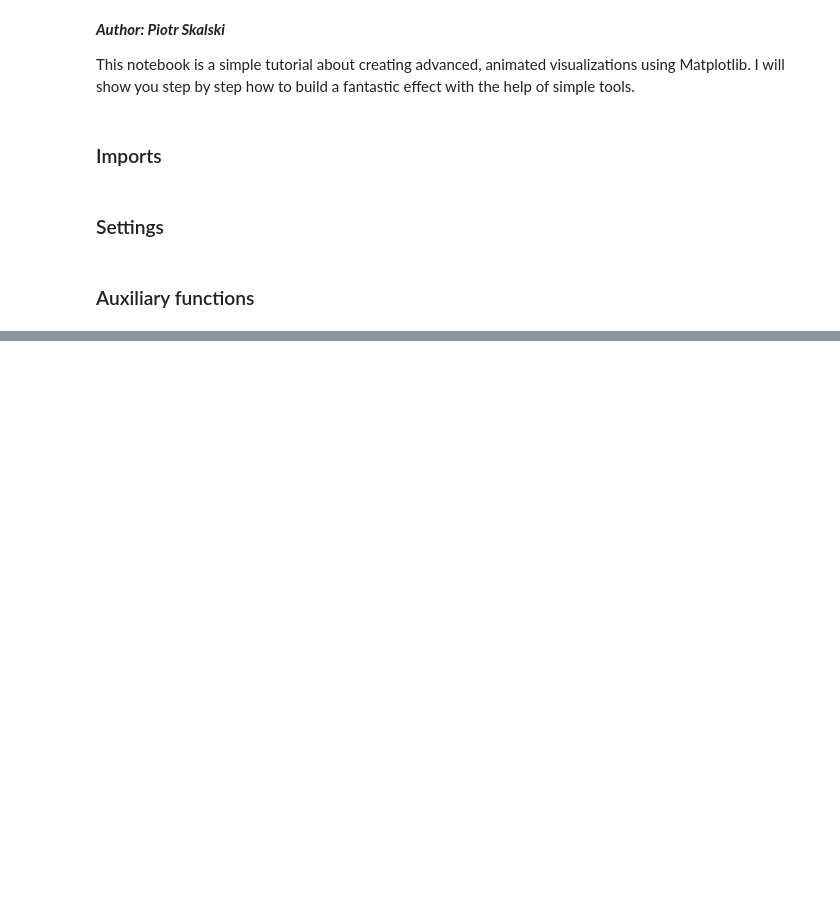
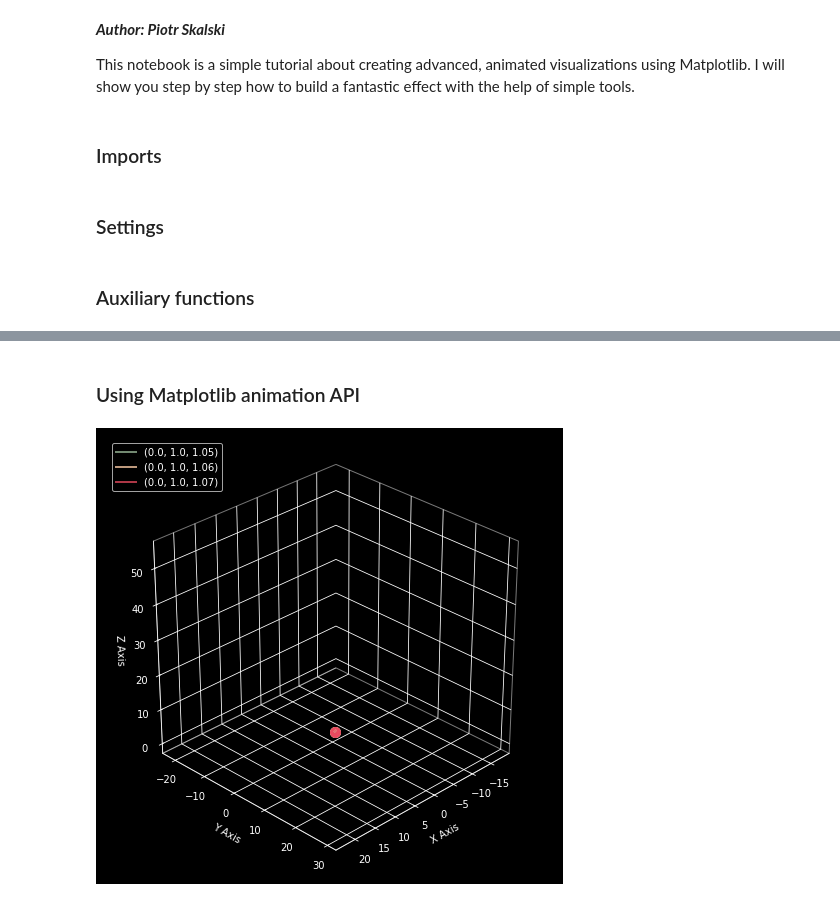
Before and after one commit to SkalskiP/ILearnDeepLearning.py, a Jupyter notebook: 03_animated_graphs/Advanced Visualisation of Lorenz Attractor.ipynb, the cells around one changed output, grey strips where cells are left out. Cells and saved outputs as stored; diff of their text form; code cells hidden in the pictures; blank space fills up the shorter version.

Commit message:
animation api

```diff
--- a/03_animated_graphs/Advanced Visualisation of Lorenz Attractor.ipynb
+++ b/03_animated_graphs/Advanced Visualisation of Lorenz Attractor.ipynb
@@ -21,7 +19,9 @@ import matplotlib.path as mpath
 # length of the time step
 DELTA_T = 0.01
 # number of time steps
-STEPS = 5000
+STEPS = 2000
+# number of model time steps per animation frame
+STEPS_PER_FRAME = 4
 # plot padding
 PADDING = 2.5
 # output directory (the folder must be created on the drive)
@@ -86,0 +93,2 @@ plt.show()
+# %% [markdown]
+### Using Matplotlib animation API
@@ -86,0 +108,8 @@ plt.show()
+# %%
+def update(i):
+    frame_start = i * STEPS_PER_FRAME
+    frame_end = (i + 1) * STEPS_PER_FRAME + 1
+    ax.plot(xs_1[frame_start:frame_end], ys_1[frame_start:frame_end], zs_1[frame_start:frame_end], color="#FFFFFF", lw=2, alpha=0.75)
+    ax.plot(xs_2[frame_start:frame_end], ys_2[frame_start:frame_end], zs_2[frame_start:frame_end], color="#0080FF", lw=2, alpha=0.75)
+    ax.plot(xs_3[frame_start:frame_end], ys_3[frame_start:frame_end], zs_3[frame_start:frame_end], color="#000080", lw=2, alpha=0.75)
+    ax.view_init(30, 45 + i/2)
@@ -86,0 +120,41 @@ plt.show()
+# %%
+initial_conditions = [
+    (0., 1., 1.05),
+    (0., 1., 1.06),
+    (0., 1., 1.07),
+]
+colors = [
+    "#99b898",
+    "#fecea8",
+    "#e84a5f",
+]
+
+fig, ax = create_blank_chart_with_styling((8, 8))
+plots = [ax.plot([],[],[], color=colors[i], label=str(initial_conditions[i]),
+                 lw=2, alpha=0.75, animated=True)[0] for i in range(3)]
+dots = [ax.scatter([],[],[], s=100, c=colors[i], animated=True) for i in range(3)]
+
+plots_data = [build_lorenz_trajectory(DELTA_T, STEPS,
+    initial_values=initial_conditions[i]) for i in range(3)]
+
+xs, ys, zs = plots_data[0]
+padding = PADDING
+ax.set_xlim3d(xs.min() - padding, xs.max() + padding)
+ax.set_ylim3d(ys.min() - padding, ys.max() + padding)
+ax.set_zlim3d(zs.min() - padding, zs.max() + padding)
+
+def update(i):
+    frame_end = (i + 1) * STEPS_PER_FRAME
+    for plot, dot, data in zip(plots, dots, plots_data):
+        xs, ys, zs = data
+        plot.set_data(xs[:frame_end], ys[:frame_end])
+        plot.set_3d_properties(zs[:frame_end])
+        dot._offsets3d = ([xs[frame_end]], [ys[frame_end]], [zs[frame_end]])
+
+    ax.legend(loc=2, prop={'size': 10})
+    ax.view_init(30, 45 + i)
+
+anim = FuncAnimation(fig, update, frames=np.arange(0, int(STEPS/STEPS_PER_FRAME)), interval=40)
+anim.save('line.gif', dpi=80, writer='imagemagick')
+# %% [output]
+[figure, added]
```
Also changed, not shown: parts of 10 cells of this notebook.
